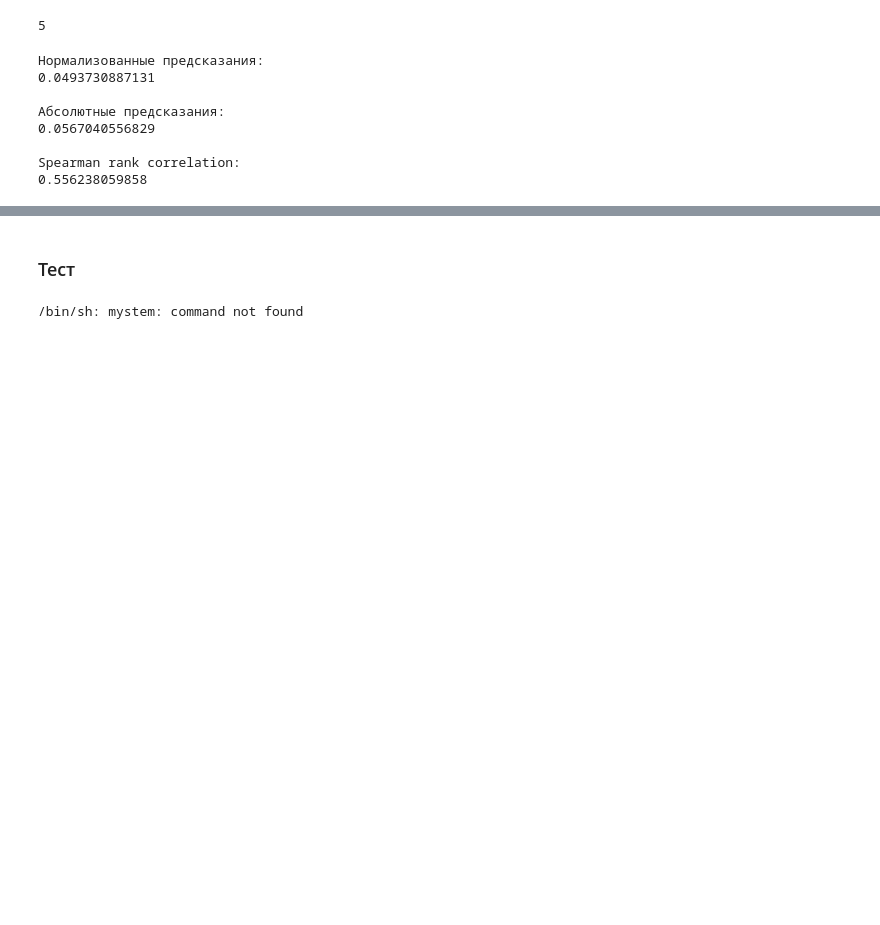
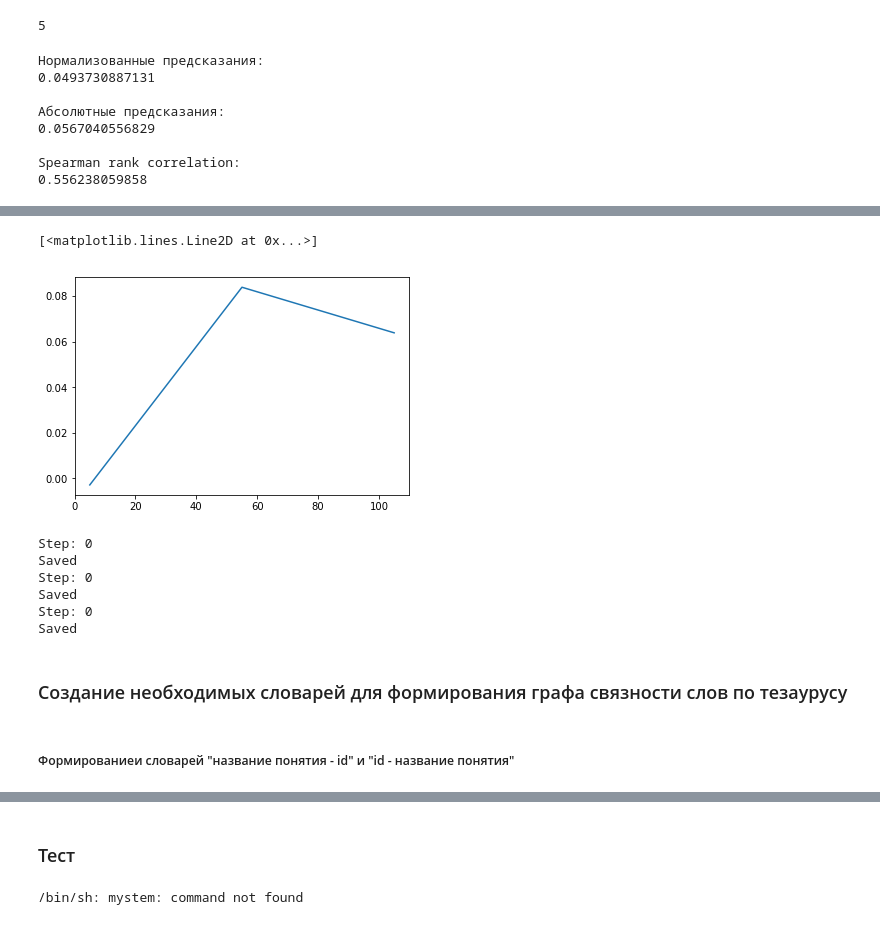
Before and after one commit to Ralina-s/Semantic_connection_words, a Jupyter notebook: Semantic_connection_words.ipynb, the cells around one changed output, grey strips where cells are left out. Drawn from its saved outputs; the diff is of its cells as text; code cells hidden in the pictures; blank space fills up the shorter version.

```diff
--- a/Semantic_connection_words.ipynb
+++ b/Semantic_connection_words.ipynb
@@ -490,0 +504,7 @@ Spearman rank correlation:
+# %%
+def load_result_model(file_path):
+    results = []
+    with open(file_path) as ifile:
+        for line in ifile:
+            results.append(json.loads(line))
+    return results
@@ -490,0 +586,34 @@ Spearman rank correlation:
+# %%
+tmp_result = load_result_model('./results/windows')
+# %%
+res = []
+wind = []
+for a in tmp_result:
+    res.append(a['result'][0])
+    wind.append(a['params'][2])
+plt.plot(wind,res)
+# %% [output]
+[<matplotlib.lines.Line2D at 0x...>]
+[figure, added]
+# %%
+algorithm = 0 # CBOW
+window = 5
+min_count = 5
+alpha = 0.025
+# __ testee __
+sizes = range(5, 150, 50)
+
+for size in sizes:
+    model, ttime = fil_model(algorithm, window, size, min_count, alpha)
+    result = result_model(model, ttime)
+
+    save_result_model(algorithm, window, size, min_count, alpha, result[0], result[1], result[2], './results/windows')
+# %% [output]
+Step: 0
+Saved
+Step: 0
+Saved
+Step: 0
+Saved
+# %% [markdown]
+### Создание необходимых словарей для формирования графа связности слов по тезаурусу
@@ -490,0 +622,2 @@ Spearman rank correlation:
+# %% [markdown]
+##### Формированиеи словарей "название понятия - id" и "id - название понятия"
```
Also changed, not shown: parts of 33 cells of this notebook.
